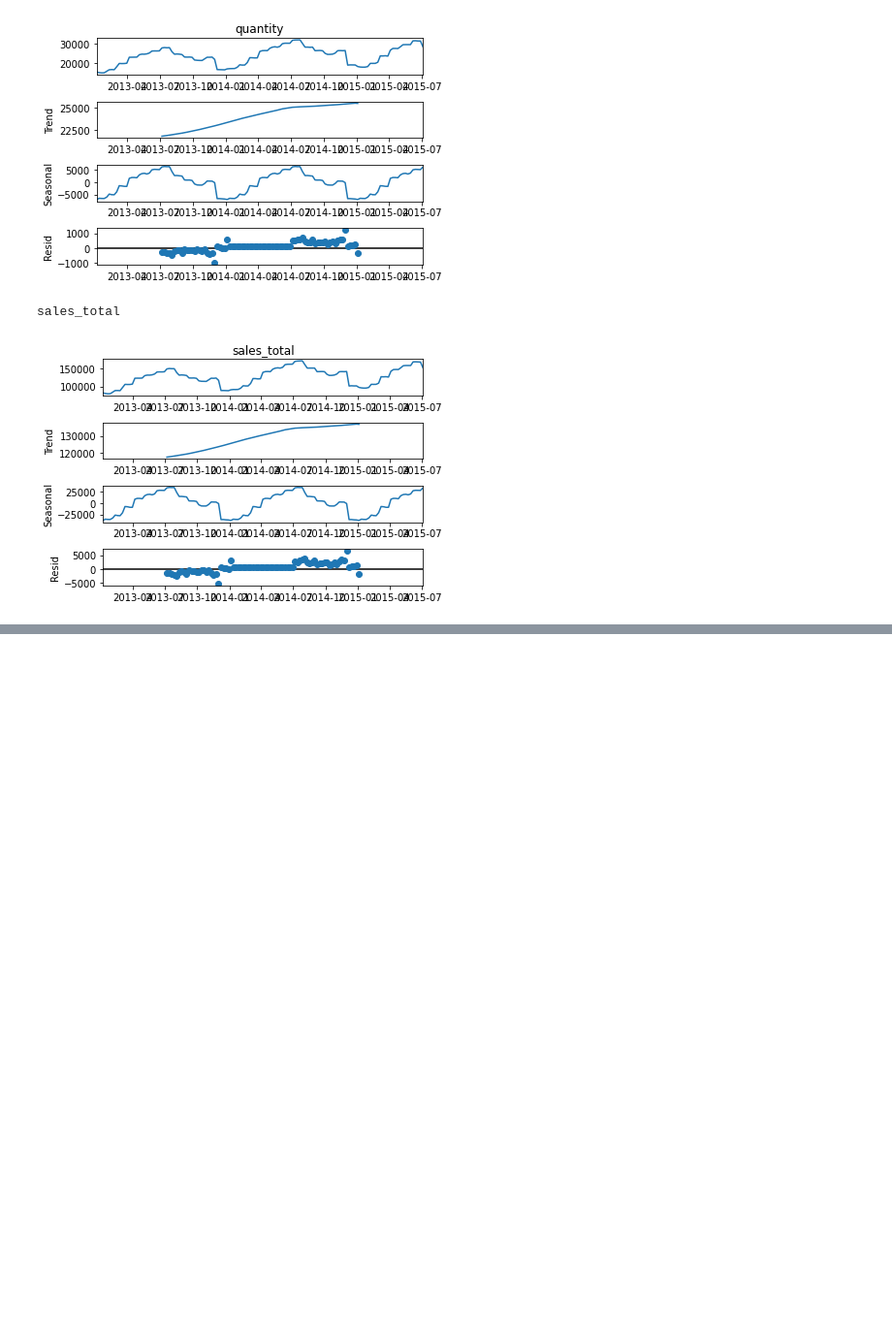
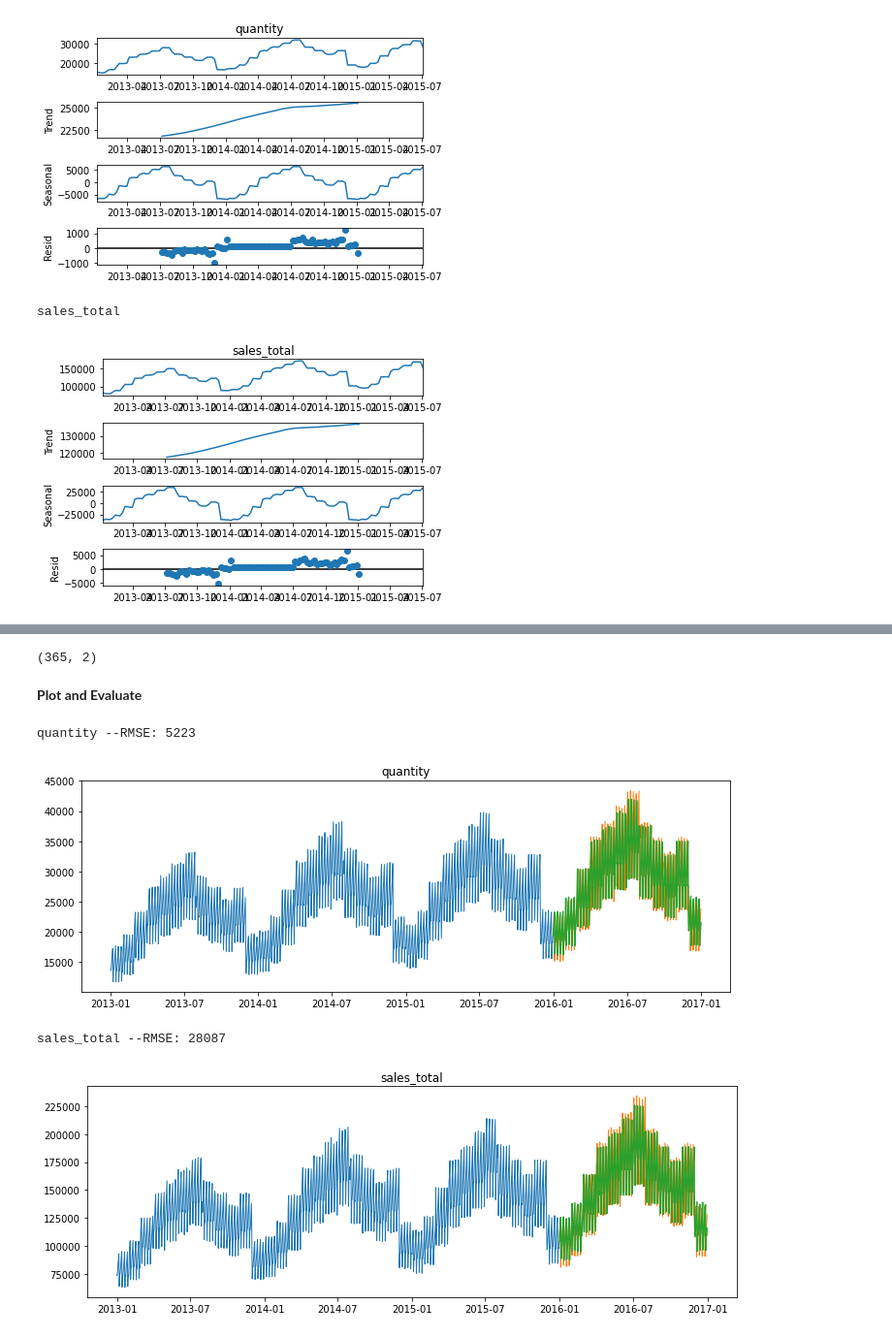
Before and after one commit to MainaliB/time-series-exercises, a Jupyter notebook: time-series-modeling.ipynb, the cells around one changed output, grey strips where cells are left out. Shown at 97% size. Drawn from its saved outputs; the diff is of its cells as text; code cells hidden in the pictures; blank space fills up the shorter version.

```diff
--- a/time-series-modeling.ipynb
+++ b/time-series-modeling.ipynb
@@ -467,0 +530,5 @@ sales_total
+# %%
+for col in train.columns:
+    eval_df = append_eval_df(model_type = 'holts_.1',
+                            target_var = col)
+eval_df.sort_values(by='rmse')
@@ -467,0 +567,10 @@ sales_total
+# %%
+train = df[:'2015']
+validate = df['2016']
+test = df['2017']
+
+print(train.shape)
+print(validate.shape)
+print(test.shape)
+
+train.head()
@@ -467,0 +632,16 @@ sales_total
+# %%
+yhat_df.shape
+# %% [output]
+(365, 2)
+# %% [markdown]
+**Plot and Evaluate**
+# %%
+for col in train.columns:
+    plot_and_eval(target_var = col)
+    eval_df = append_eval_df(model_type = "previous_year",
+                            target_var = col)
+# %% [output]
+quantity --RMSE: 5223
+[figure, added]
+sales_total --RMSE: 28087
+[figure, added]
```
Also changed, not shown: parts of 15 cells of this notebook.
